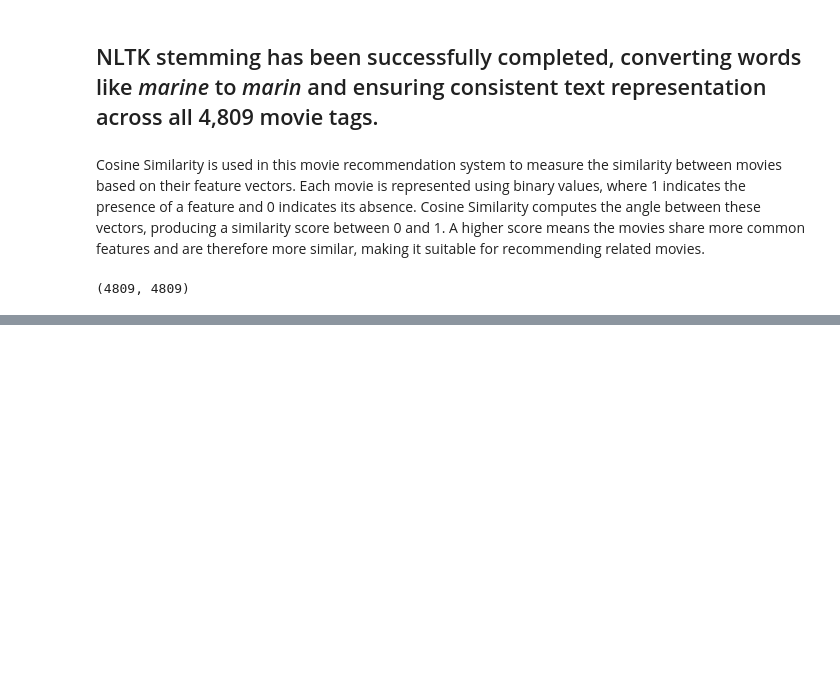
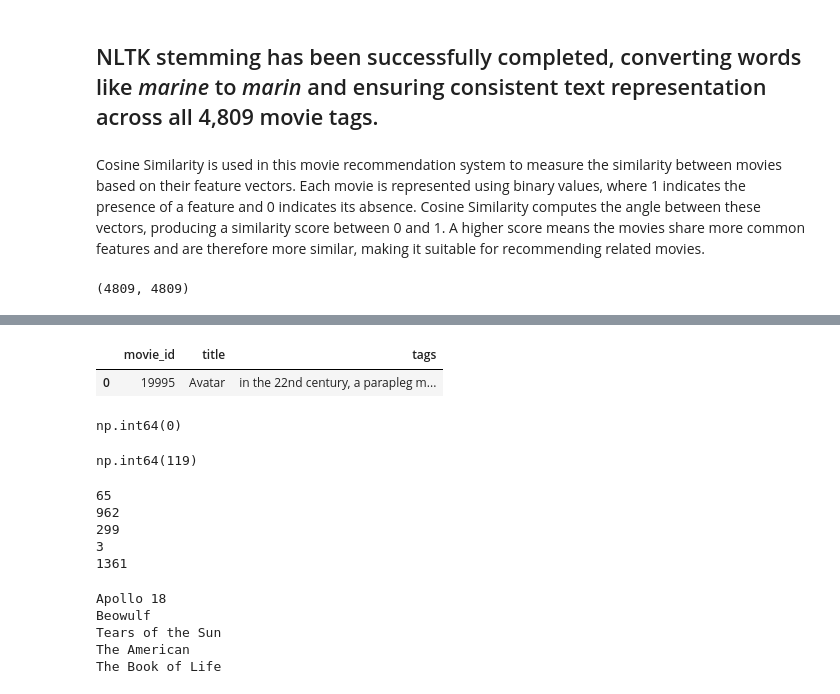
Before and after one commit to ChaturvedyShalini/movie_recommendar_system, a Jupyter notebook: file2.ipynb, the cells around one changed output, grey strips where cells are left out. Saved outputs shown, nothing was run; the diff lists cells and outputs as text; code cells hidden in the pictures; blank space fills up the shorter version.

```diff
--- a/file2.ipynb
+++ b/file2.ipynb
@@ -696,0 +923,21 @@ similarity = cosine_similarity(vectors).shape
+# %%
+new_df[new_df['title'] == 'Avatar']
+# %% [output]
+|  | movie_id | title | tags |
+| 0 | 19995 | Avatar | in the 22nd century, a parapleg m... |
+# %%
+new_df[new_df['title'] == 'Avatar'].index[0]
+# %% [output]
+np.int64(0)
+# %%
+new_df[new_df['title'] == 'Batman Begins'].index[0]
+# %% [output]
+np.int64(119)
+# %%
+recommend('Batman Begins')
+# %% [output]
+65
+962
+299
+3
+1361
@@ -696,0 +952,8 @@ similarity = cosine_similarity(vectors).shape
+# %%
+recommend('Avatar')
+# %% [output]
+Apollo 18
+Beowulf
+Tears of the Sun
+The American
+The Book of Life
```
Also changed, not shown: parts of 23 cells of this notebook.
